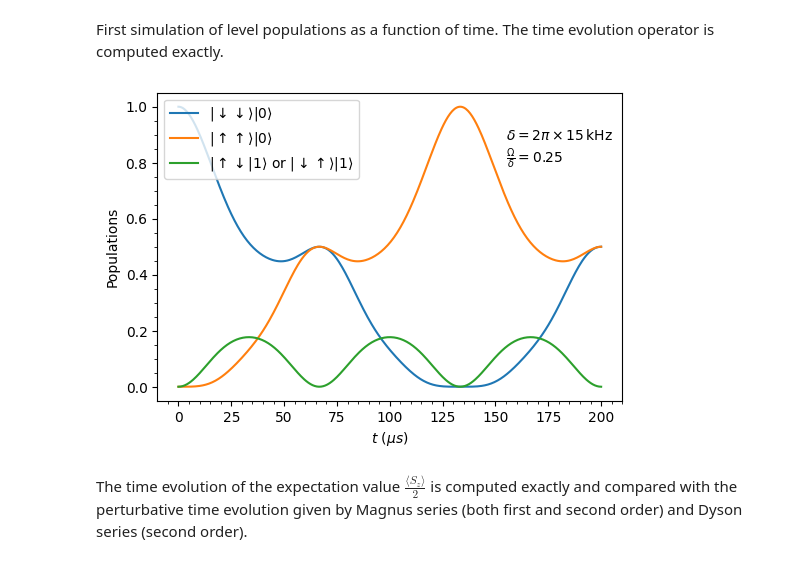
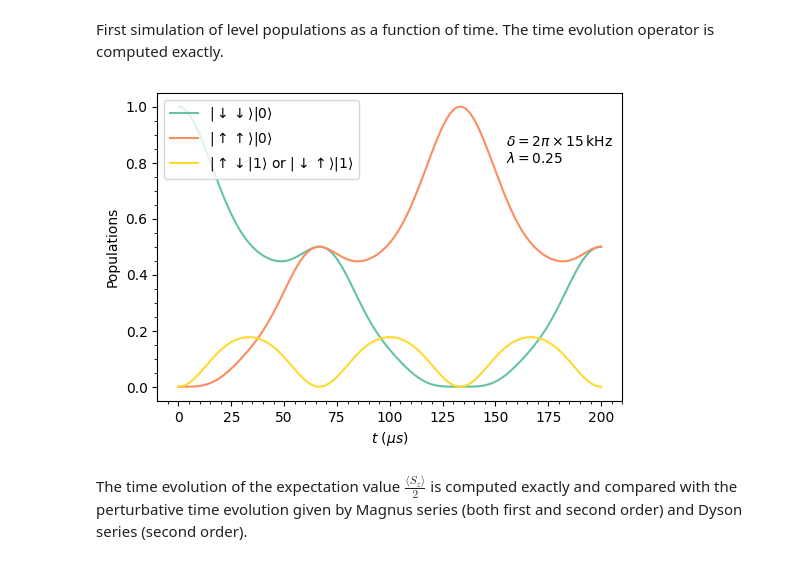
Before and after one commit to diegoscantam/perturbations, a Jupyter notebook: simulation.ipynb, the cells around one changed output. Cells and saved outputs as stored; diff of their text form; code cells hidden in the pictures.

```diff
--- a/simulation.ipynb
+++ b/simulation.ipynb
@@ -100,37 +100,49 @@ First simulation of level populations as a function of time. The time evolution
 freq_ratio = 0.25
 
 # Detune frequency
 delta = 2*pi*0.015 # 2pi x MHz
+
+# time step
+dt = .5 # micro s
+# final time
+t_fin = 200 # micro s
+# number of time steps
+t_steps = t_fin/dt
+# time vector
+t= np.arange(0, t_fin + dt, dt)
 
 # Populations
 pop00 = []
 pop11 = []
 pop10 = []
 pop1001_excited = []
 # Compute state at time t and calculate probability amplitude
 for kk in np.arange(0, int(t_steps)+1, 1):
     state = U(t[kk], freq_ratio, delta) @ gs
     pop00.append(np.abs(state[7])**2)
     pop11.append(np.abs(state[1]**2))
     pop1001_excited.append(0.5*np.abs(state[2])**2 + 0.5*np.abs(state[4])**2)
 
 # Plot of populations
-cmap = plt.get_cmap('tab20')
+cmap = plt.get_cmap('Set2')
 w = 6
 h = 4
 fig = plt.figure(figsize=(w,h))
+
 plt.plot(t,pop00, color = cmap(0), label = '$| \downarrow \downarrow \\rangle | 0\\rangle$')
-plt.plot(t,pop11, color = cmap(2), label = '$| \\uparrow \\uparrow \\rangle | 0\\rangle$')
-plt.plot(t,pop1001_excited, color = cmap(4), label = '$|\\uparrow \\downarrow|   1 \\rangle$ or $|\\downarrow \\uparrow\\rangle |   1 \\rangle$')
+plt.plot(t,pop11, color = cmap(1), label = '$| \\uparrow \\uparrow \\rangle | 0\\rangle$')
+plt.plot(t,pop1001_excited, color = cmap(5), label = '$|\\uparrow \\downarrow|   1 \\rangle$ or $|\\downarrow \\uparrow\\rangle |   1 \\rangle$')
 #plt.plot(t, sum_pop)
 plt.xlabel('$t \,\,(\mu s)$')
 plt.ylabel('Populations')
-text = '$\delta = 2\pi\\times 15\,\mathrm{kHz}$\n$\\frac{\Omega}{\delta} = 0.25$'
+text = '$\delta = 2\pi\\times $' + str(round(1000*delta/(2*pi)))+ '$\,\mathrm{kHz}$\n$\lambda =$'\
+        + str(round(freq_ratio,2))
 plt.text(155, 0.8,text)
 plt.minorticks_on()
 plt.legend()
+
 plt.show()
 # %% [output]
-[figure, old version]
+[figure, new version]
 # %% [markdown]
 The time evolution of the expectation value $\frac{\langle S_z\rangle}{2}$ is computed exactly and compared with the perturbative time evolution given by Magnus series (both first and second order) and Dyson series (second order).
```
Also changed, not shown: parts of 5 cells of this notebook, 4 other files.
